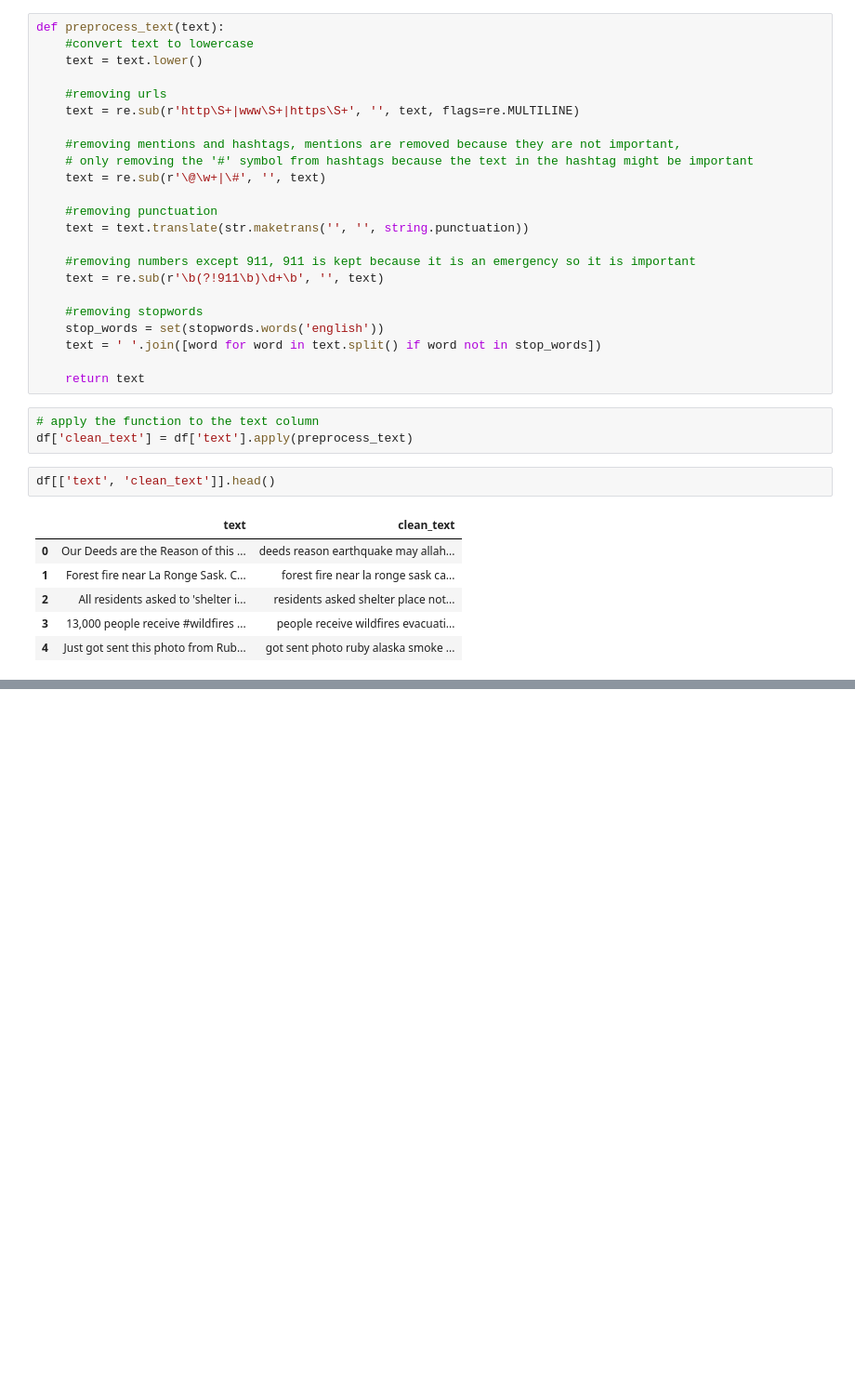
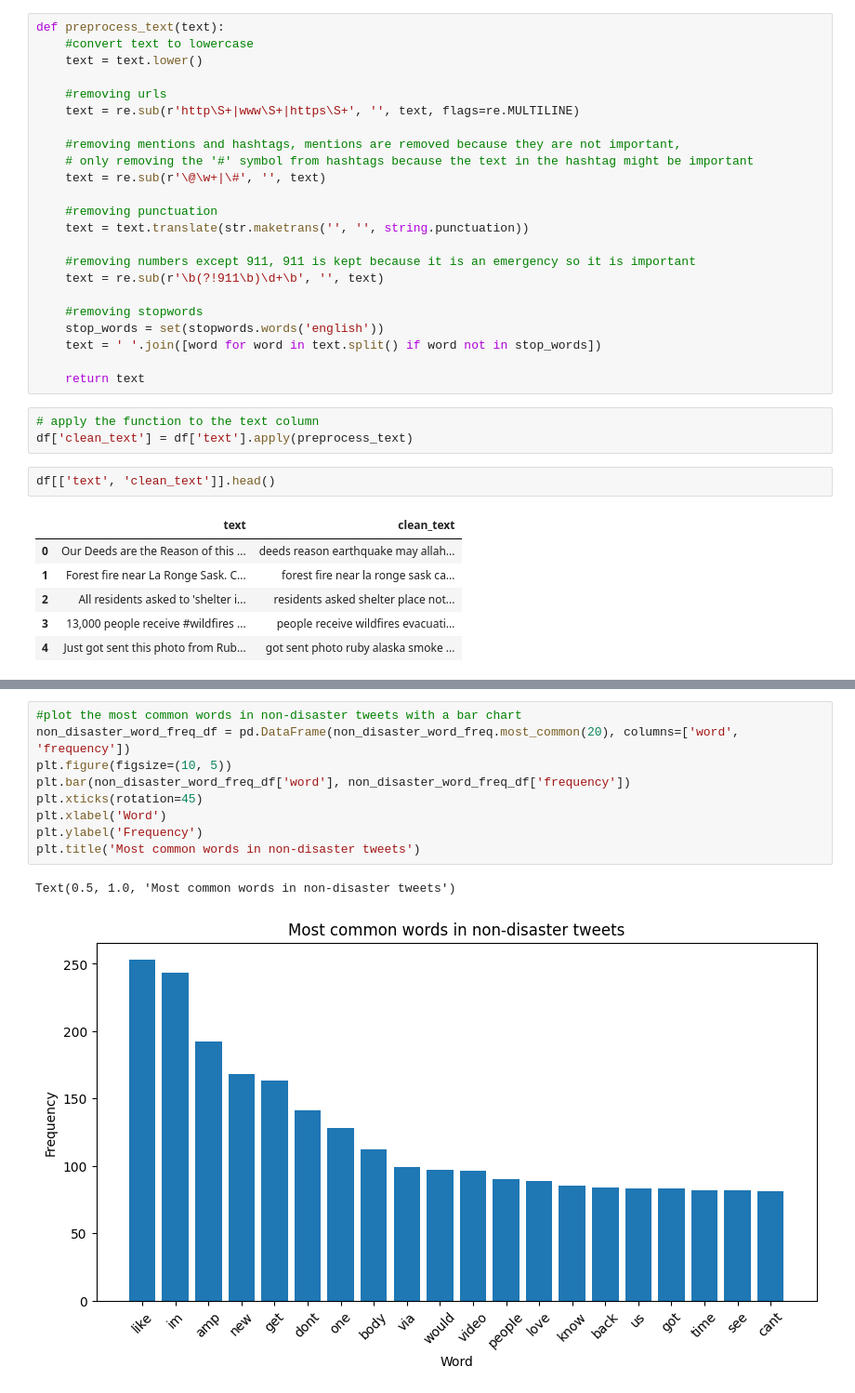
Before and after one commit to Montoya086/Natural-Lang-Process, a Jupyter notebook: tweet-analizer.ipynb, the cells around one changed output, grey strips where cells are left out. Shown at 93% size. Drawn from its saved outputs; the diff is of its cells as text; blank space fills up the shorter version.

```diff
--- a/tweet-analizer.ipynb
+++ b/tweet-analizer.ipynb
@@ -52,0 +79,12 @@ df[['text', 'clean_text']].head()
+# %%
+#plot the most common words in non-disaster tweets with a bar chart
+non_disaster_word_freq_df = pd.DataFrame(non_disaster_word_freq.most_common(20), columns=['word', 'frequency'])
+plt.figure(figsize=(10, 5))
+plt.bar(non_disaster_word_freq_df['word'], non_disaster_word_freq_df['frequency'])
+plt.xticks(rotation=45)
+plt.xlabel('Word')
+plt.ylabel('Frequency')
+plt.title('Most common words in non-disaster tweets')
+# %% [output]
+Text(0.5, 1.0, 'Most common words in non-disaster tweets')
+[figure, added]
```
Also changed, not shown: parts of 7 cells of this notebook, 1 other file.
